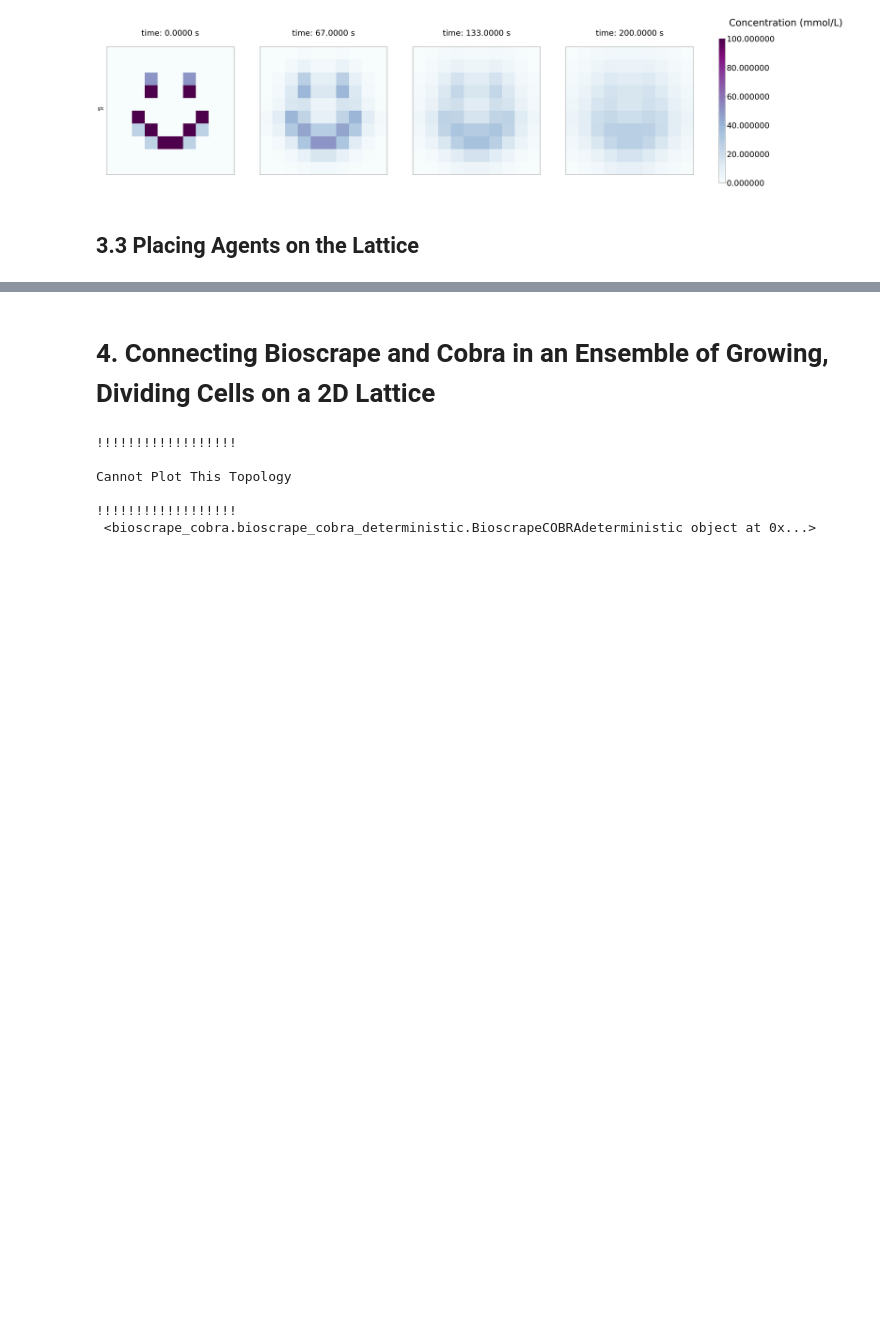
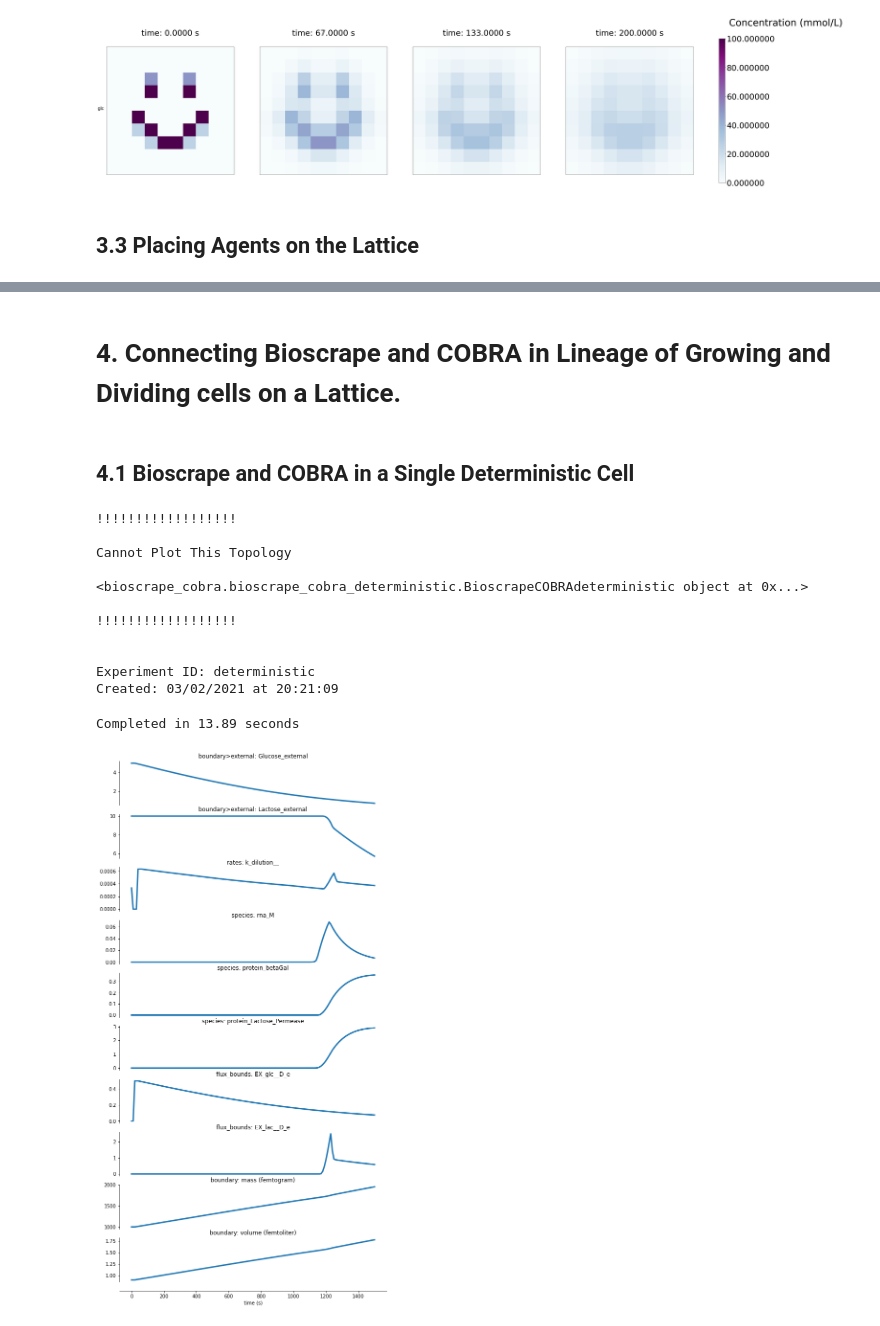
Before and after one commit to vivarium-collective/vivarium-notebooks, a Jupyter notebook: notebooks/VivariumLacOperonNotebook.ipynb, the cells around one changed output, grey strips where cells are left out. Cells and saved outputs as stored; diff of their text form; code cells hidden in the pictures; blank space fills up the shorter version.

```diff
--- a/notebooks/VivariumLacOperonNotebook.ipynb
+++ b/notebooks/VivariumLacOperonNotebook.ipynb
@@ -240,23 +238,42 @@ Completed in 8.35 seconds
 # %% [markdown]
-# 4. Connecting Bioscrape and Cobra in an Ensemble of Growing, Dividing Cells on a 2D Lattice
+# 4. Connecting Bioscrape and COBRA in Lineage of Growing and Dividing cells on a Lattice.
+# %% [markdown]
+## 4.1 Bioscrape and COBRA in a Single Deterministic Cell
 # %%
 from bioscrape_cobra.bioscrape_cobra_deterministic import BioscrapeCOBRAdeterministic
-from bioscrape_cobra.simulate import get_bioscrape_cobra_config
+from bioscrape_cobra.simulate import get_bioscrape_cobra_config, simulate_bioscrape_cobra, plot_variables_list_deterministic
+from bioscrape_cobra.plot import plot_single
 from vivarium.plots.topology import plot_topology
 
 from bioscrape_cobra import helper
 
 # Show full topology here
-bsc_det_composite = BioscrapeCOBRAdeterministic(get_bioscrape_cobra_config(division = False, spatial = False))
+#TODO wrap this so I can get the Composite before simulating
+bsc_det_composite = BioscrapeCOBRAdeterministic(get_bioscrape_cobra_config())
 
 try:
     fig_topology = plot_topology(bsc_det_composite)
 except KeyError:
-    print("!!!!!!!!!!!!!!!!!!\n\nCannot Plot This Topology\n\n!!!!!!!!!!!!!!!!!!\n", bsc_det_composite)
+    print(f"!!!!!!!!!!!!!!!!!!\n\nCannot Plot This Topology\n\n{bsc_det_composite}\n\n!!!!!!!!!!!!!!!!!!\n")
+
+#Simulate
+biocobra_data = simulate_bioscrape_cobra(
+    initial_glucose=5, #mM
+    initial_lactose=10, #mM
+    total_time = 1500,
+    output_type='timeseries')
+fig_data = plot_single(biocobra_data, variables = plot_variables_list_deterministic)
 # %% [output]
 !!!!!!!!!!!!!!!!!!
 
 Cannot Plot This Topology
 
+<bioscrape_cobra.bioscrape_cobra_deterministic.BioscrapeCOBRAdeterministic object at 0x...>
+
 !!!!!!!!!!!!!!!!!!
- <bioscrape_cobra.bioscrape_cobra_deterministic.BioscrapeCOBRAdeterministic object at 0x...>
+
+
+Experiment ID: deterministic
+Created: 03/02/2021 at 20:21:09
+Completed in 13.89 seconds
+[figure, added]
```
Also changed, not shown: parts of 16 cells of this notebook, 6 other files.
